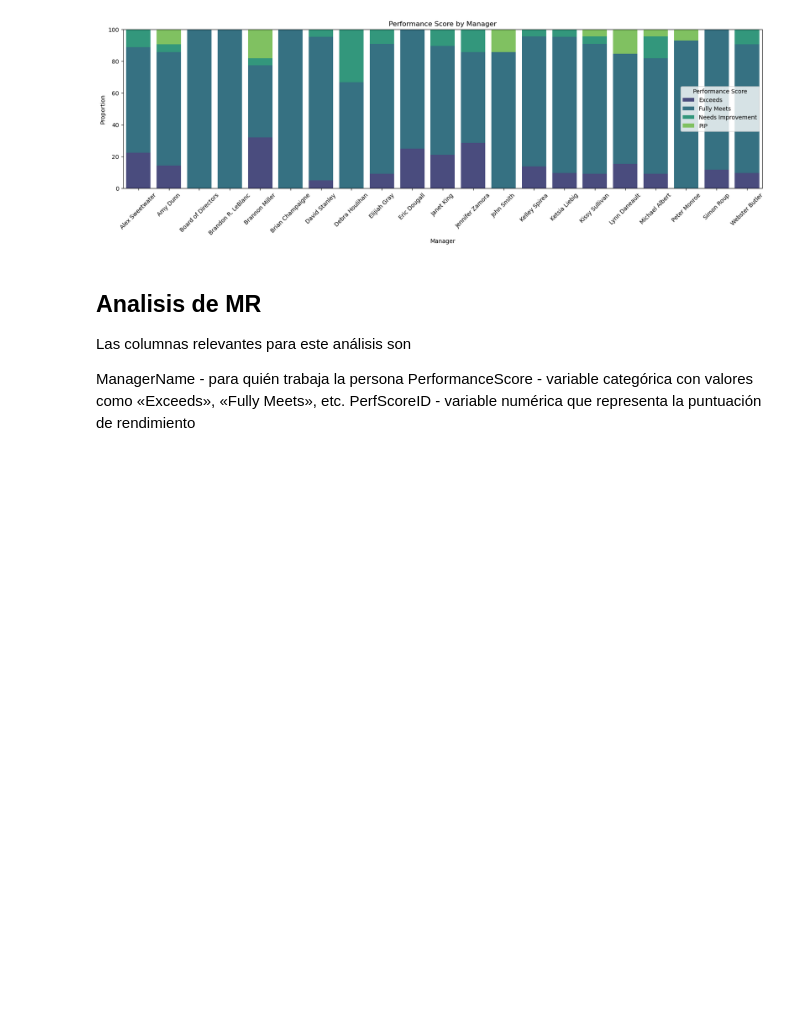
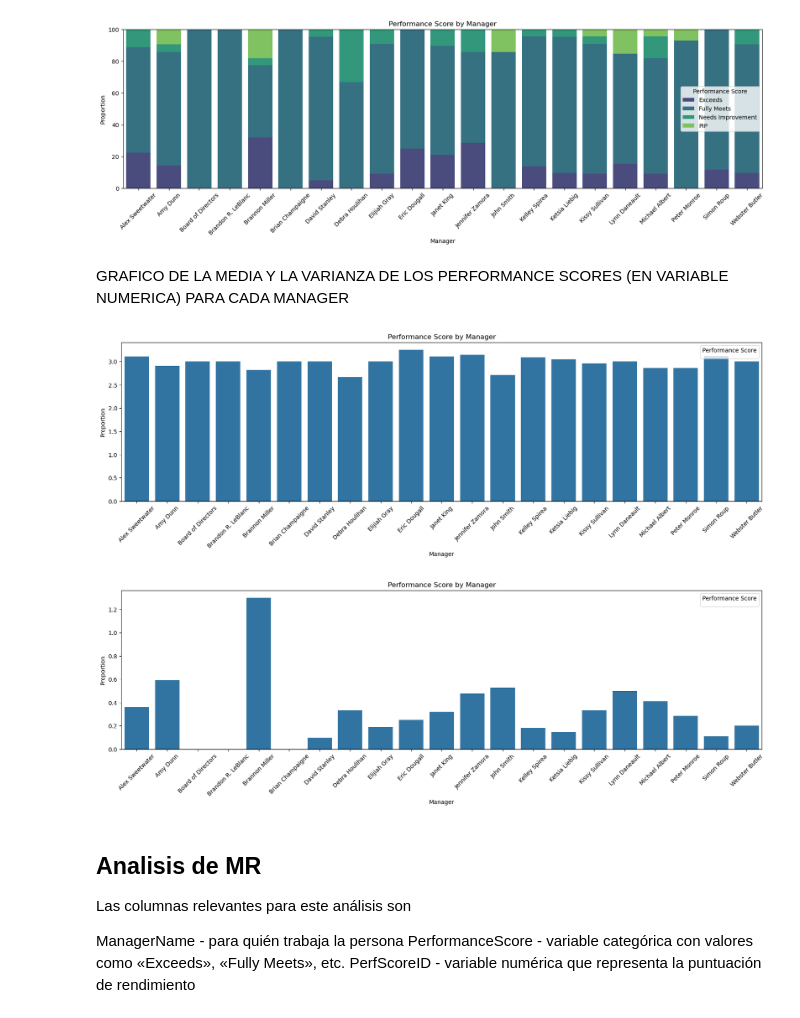
Before and after one commit to Mrivasesade/HR_Hackaton, a Jupyter notebook: HRAnalytics_Hackaton.ipynb, the cells around one changed output. Drawn from its saved outputs; the diff is of its cells as text; code cells hidden in the pictures; blank space fills up the shorter version.

```diff
--- a/HRAnalytics_Hackaton.ipynb
+++ b/HRAnalytics_Hackaton.ipynb
@@ -339,6 +355,40 @@ plt.gca().set_xticklabels(plt.gca().get_xticklabels(), rotation=45)  # Force lab
 plt.show()
 # %% [output]
 [figure]
+# %% [markdown]
+GRAFICO DE LA MEDIA Y LA VARIANZA DE LOS PERFORMANCE SCORES (EN VARIABLE NUMERICA) PARA CADA MANAGER
+# %%
+#df.info()
+# prepare grouped dataframes
+df_managers = df[['ManagerName','PerfScoreID']]
+#df_managers_grouped = df.groupby('ManagerName')['PerfScoreID'].mean()
+df_managers_grouped_var = df.groupby('ManagerName')['PerfScoreID'].var()
+df_managers_grouped_mean = df.groupby('ManagerName')['PerfScoreID'].mean()
+
+plt.figure(figsize=(20, 5))
+sns.barplot(df_managers_grouped_mean)
+# Formatting the chart
+plt.title("Performance Score by Manager")
+plt.ylabel("Proportion")
+plt.xlabel("Manager")
+plt.legend(title="Performance Score")
+plt.xticks(rotation=45)
+plt.gca().set_xticklabels(plt.gca().get_xticklabels(), rotation=45)  # Force labels to display
+plt.show()
+
+plt.figure(figsize=(20, 5))
+sns.barplot(df_managers_grouped_var)
+# Formatting the chart
+plt.title("Performance Score by Manager")
+plt.ylabel("Proportion")
+plt.xlabel("Manager")
+plt.legend(title="Performance Score")
+plt.xticks(rotation=45)
+plt.gca().set_xticklabels(plt.gca().get_xticklabels(), rotation=45)  # Force labels to display
+plt.show()
+# %% [output]
+[figure, added]
+[figure, added]
 # %% [markdown]
 ## Analisis de MR ##
 
```
Also changed, not shown: parts of 9 cells of this notebook.
